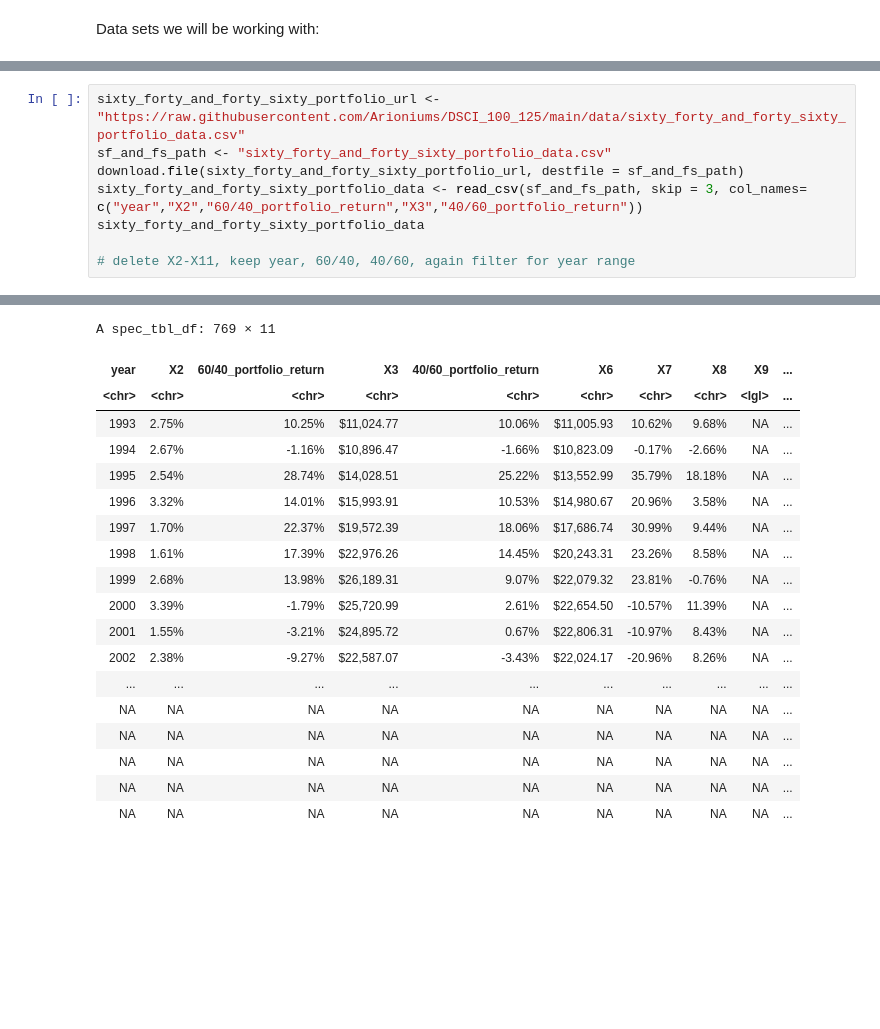
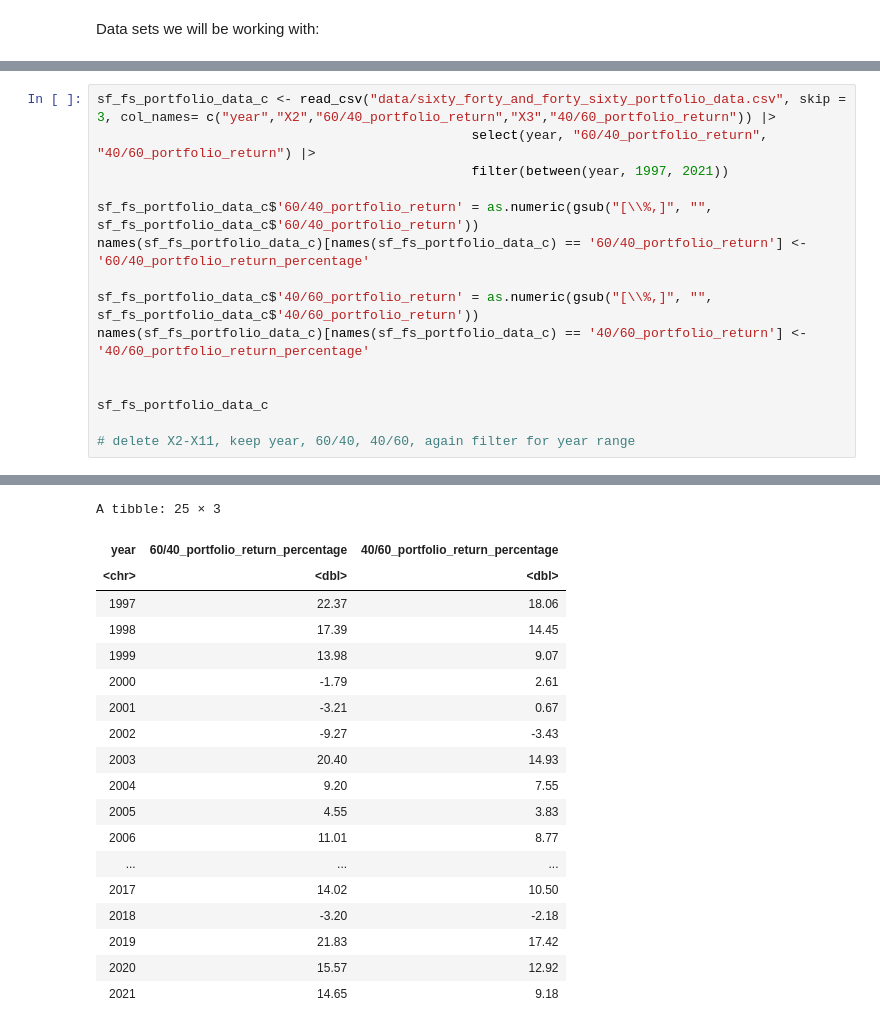
Before and after one commit to Arioniums/DSCI_100_125, a Jupyter notebook: Data Sets.ipynb, the cells around one changed output, grey strips where cells are left out. Drawn from its saved outputs; the diff is of its cells as text; blank space fills up the shorter version.

```diff
--- a/Data Sets.ipynb
+++ b/Data Sets.ipynb
@@ -167,9 +175,16 @@ A spec_tbl_df: 598 × 11
 # %%
-sixty_forty_and_forty_sixty_portfolio_url <- "https://raw.githubusercontent.com/Arioniums/DSCI_100_125/main/data/sixty_forty_and_forty_sixty_portfolio_data.csv"
-sf_and_fs_path <- "sixty_forty_and_forty_sixty_portfolio_data.csv"
-download.file(sixty_forty_and_forty_sixty_portfolio_url, destfile = sf_and_fs_path)
-sixty_forty_and_forty_sixty_portfolio_data <- read_csv(sf_and_fs_path, skip = 3, col_names= c("year","X2","60/40_portfolio_return","X3","40/60_portfolio_return"))
-sixty_forty_and_forty_sixty_portfolio_data
+sf_fs_portfolio_data_c <- read_csv("data/sixty_forty_and_forty_sixty_portfolio_data.csv", skip = 3, col_names= c("year","X2","60/40_portfolio_return","X3","40/60_portfolio_return")) |>
+                                                select(year, "60/40_portfolio_return", "40/60_portfolio_return") |>
+                                                filter(between(year, 1997, 2021))
+
+sf_fs_portfolio_data_c$'60/40_portfolio_return' = as.numeric(gsub("[\\%,]", "", sf_fs_portfolio_data_c$'60/40_portfolio_return'))
+names(sf_fs_portfolio_data_c)[names(sf_fs_portfolio_data_c) == '60/40_portfolio_return'] <- '60/40_portfolio_return_percentage'
+
+sf_fs_portfolio_data_c$'40/60_portfolio_return' = as.numeric(gsub("[\\%,]", "", sf_fs_portfolio_data_c$'40/60_portfolio_return'))
+names(sf_fs_portfolio_data_c)[names(sf_fs_portfolio_data_c) == '40/60_portfolio_return'] <- '40/60_portfolio_return_percentage'
+
+
+sf_fs_portfolio_data_c
 
 # delete X2-X11, keep year, 60/40, 40/60, again filter for year range
 # %% [output]
@@ -184,20 +201,20 @@ lgl (3): X9, X10, X11
-A spec_tbl_df: 769 × 11
+A tibble: 25 × 3
-| year | X2 | 60/40_portfolio_return | X3 | 40/60_portfolio_return | X6 | X7 | X8 | X9 | ... |
-| <chr> | <chr> | <chr> | <chr> | <chr> | <chr> | <chr> | <chr> | <lgl> | ... |
-| 1993 | 2.75% | 10.25% | $11,024.77 | 10.06% | $11,005.93 | 10.62% | 9.68% | NA | ... |
-| 1994 | 2.67% | -1.16% | $10,896.47 | -1.66% | $10,823.09 | -0.17% | -2.66% | NA | ... |
-| 1995 | 2.54% | 28.74% | $14,028.51 | 25.22% | $13,552.99 | 35.79% | 18.18% | NA | ... |
-| 1996 | 3.32% | 14.01% | $15,993.91 | 10.53% | $14,980.67 | 20.96% | 3.58% | NA | ... |
-| 1997 | 1.70% | 22.37% | $19,572.39 | 18.06% | $17,686.74 | 30.99% | 9.44% | NA | ... |
-| 1998 | 1.61% | 17.39% | $22,976.26 | 14.45% | $20,243.31 | 23.26% | 8.58% | NA | ... |
-| 1999 | 2.68% | 13.98% | $26,189.31 | 9.07% | $22,079.32 | 23.81% | -0.76% | NA | ... |
-| 2000 | 3.39% | -1.79% | $25,720.99 | 2.61% | $22,654.50 | -10.57% | 11.39% | NA | ... |
-| 2001 | 1.55% | -3.21% | $24,895.72 | 0.67% | $22,806.31 | -10.97% | 8.43% | NA | ... |
-| 2002 | 2.38% | -9.27% | $22,587.07 | -3.43% | $22,024.17 | -20.96% | 8.26% | NA | ... |
-| ... | ... | ... | ... | ... | ... | ... | ... | ... | ... |
-| NA | NA | NA | NA | NA | NA | NA | NA | NA | ... |
-| NA | NA | NA | NA | NA | NA | NA | NA | NA | ... |
-| NA | NA | NA | NA | NA | NA | NA | NA | NA | ... |
-| NA | NA | NA | NA | NA | NA | NA | NA | NA | ... |
-| NA | NA | NA | NA | NA | NA | NA | NA | NA | ... |
+| year | 60/40_portfolio_return_percentage | 40/60_portfolio_return_percentage |
+| <chr> | <dbl> | <dbl> |
+| 1997 | 22.37 | 18.06 |
+| 1998 | 17.39 | 14.45 |
+| 1999 | 13.98 | 9.07 |
+| 2000 | -1.79 | 2.61 |
+| 2001 | -3.21 | 0.67 |
+| 2002 | -9.27 | -3.43 |
+| 2003 | 20.40 | 14.93 |
+| 2004 | 9.20 | 7.55 |
+| 2005 | 4.55 | 3.83 |
+| 2006 | 11.01 | 8.77 |
+| ... | ... | ... |
+| 2017 | 14.02 | 10.50 |
+| 2018 | -3.20 | -2.18 |
+| 2019 | 21.83 | 17.42 |
+| 2020 | 15.57 | 12.92 |
+| 2021 | 14.65 | 9.18 |
 # %%
```
Also changed, not shown: parts of 11 cells of this notebook, 1 other file.
